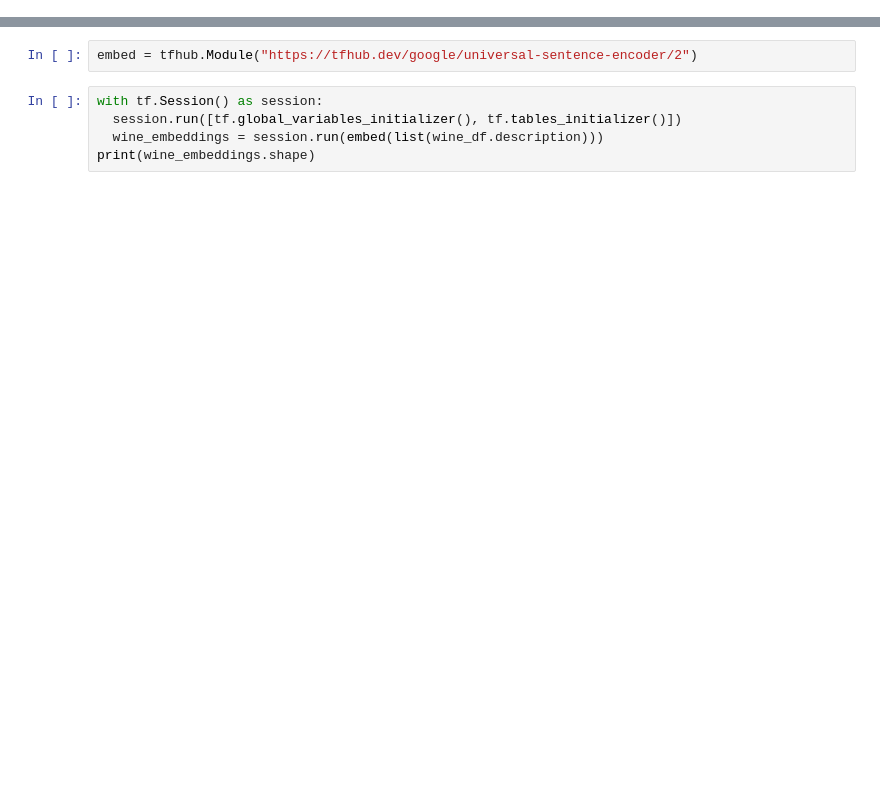
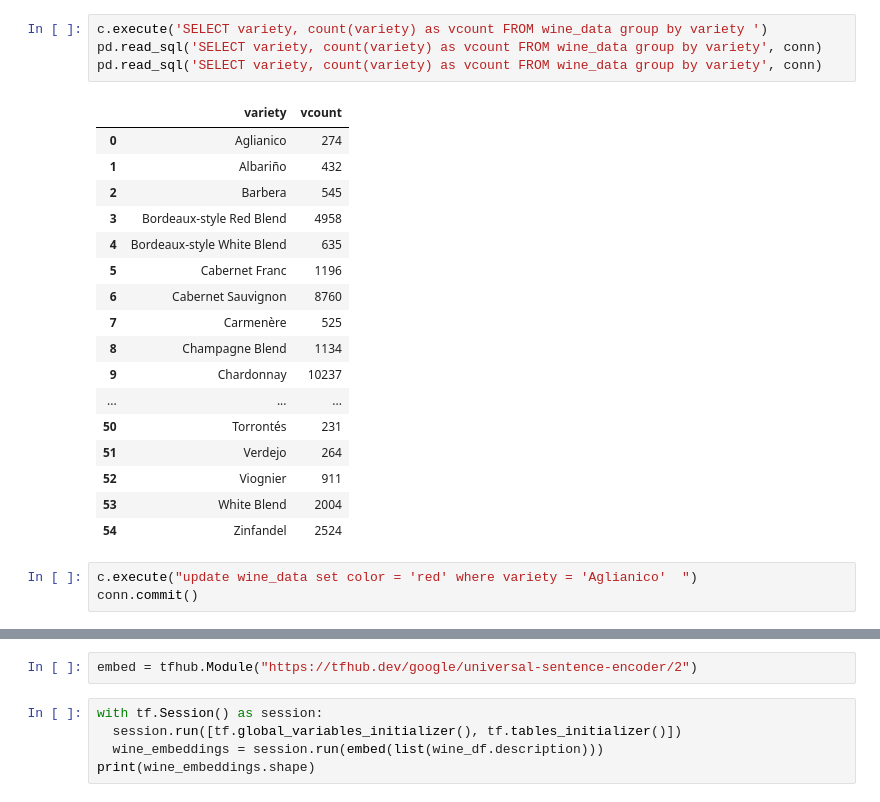
Before and after one commit to bendgame/WineRecommend, a Jupyter notebook: winesearch.ipynb, the cells around one changed output, grey strips where cells are left out. Saved outputs shown, nothing was run; the diff lists cells and outputs as text; blank space fills up the shorter version.

```diff
--- a/winesearch.ipynb
+++ b/winesearch.ipynb
@@ -38,0 +85,25 @@ wine_df
+# %%
+c.execute('SELECT variety, count(variety) as vcount FROM wine_data group by variety ')
+pd.read_sql('SELECT variety, count(variety) as vcount FROM wine_data group by variety', conn)
+pd.read_sql('SELECT variety, count(variety) as vcount FROM wine_data group by variety', conn)
+# %% [output]
+|  | variety | vcount |
+| 0 | Aglianico | 274 |
+| 1 | Albariño | 432 |
+| 2 | Barbera | 545 |
+| 3 | Bordeaux-style Red Blend | 4958 |
+| 4 | Bordeaux-style White Blend | 635 |
+| 5 | Cabernet Franc | 1196 |
+| 6 | Cabernet Sauvignon | 8760 |
+| 7 | Carmenère | 525 |
+| 8 | Champagne Blend | 1134 |
+| 9 | Chardonnay | 10237 |
+| ... | ... | ... |
+| 50 | Torrontés | 231 |
+| 51 | Verdejo | 264 |
+| 52 | Viognier | 911 |
+| 53 | White Blend | 2004 |
+| 54 | Zinfandel | 2524 |
+# %%
+c.execute("update wine_data set color = 'red' where variety = 'Aglianico'  ")
+conn.commit()
```
Also changed, not shown: parts of 20 cells of this notebook.
